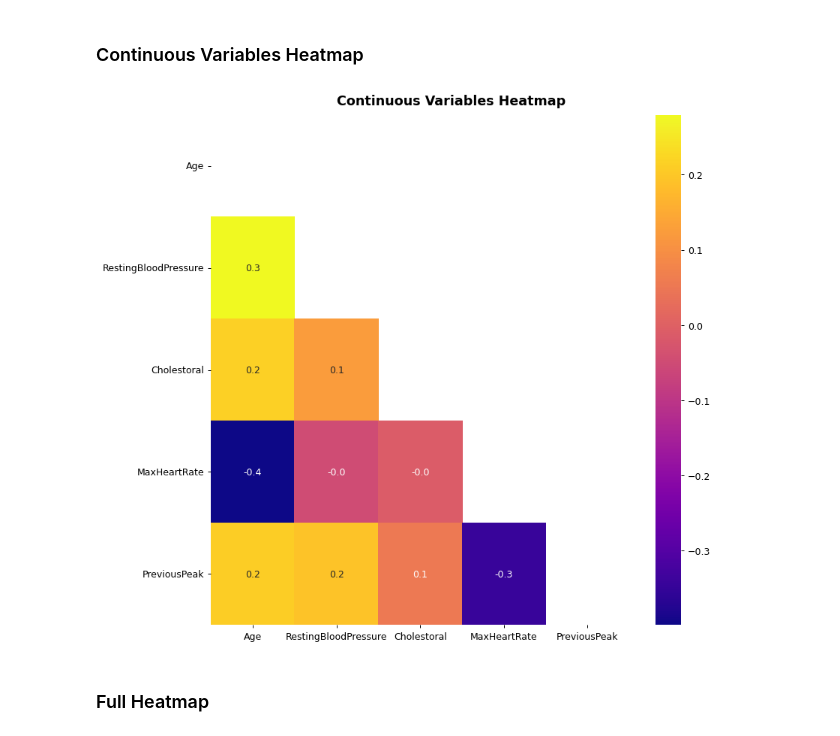
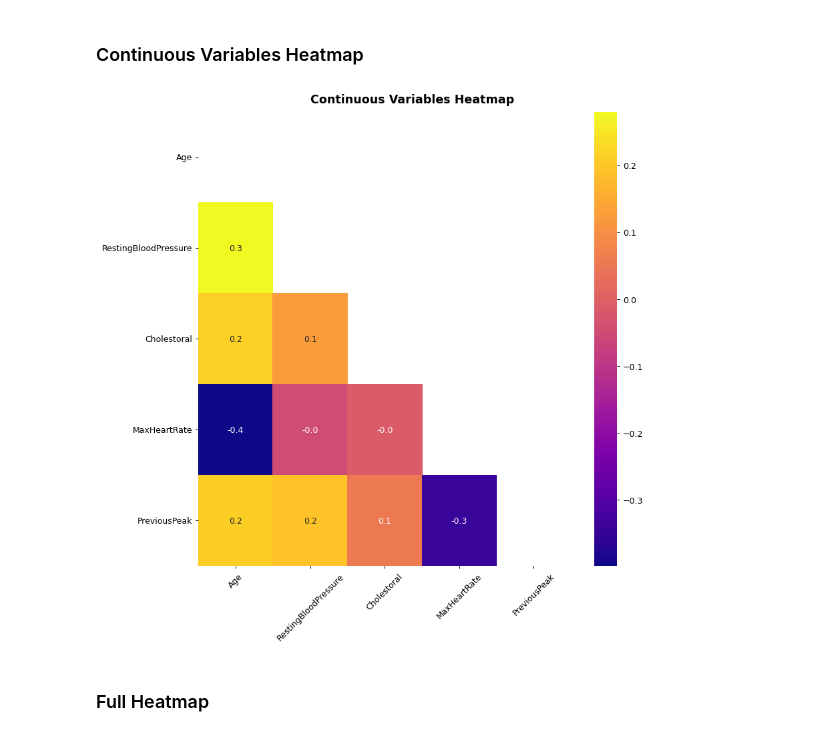
Before and after one commit to RufinoMartin/Heart-Attack-Analysis-, a Jupyter notebook: Heart_Attack_Analytics_&_Visuals.ipynb, the cells around one changed output. Saved outputs shown, nothing was run; the diff lists cells and outputs as text; code cells hidden in the pictures.

```diff
--- a/Heart_Attack_Analytics_&_Visuals.ipynb
+++ b/Heart_Attack_Analytics_&_Visuals.ipynb
@@ -420,21 +414,22 @@ ax1.spines["right"].set_visible(False)
 # %%
 df_corr = df[constant_cols].corr().transpose()
 
 
 fig = plt.figure(dpi = 90, figsize=(10,10))
 gs = fig.add_gridspec(1,1)
 gs.update(wspace=0.3, hspace=0.15)
 ax0 = fig.add_subplot(gs[0,0])
 
 color_palette = ["plasma"]
 mask = np.triu(np.ones_like(df_corr))
-ax0.text(1.5,-0.1,"Continuous Variables Heatmap",fontsize=14, fontweight='bold', fontfamily='baskerville', color="#000000")
+ax0.text(1.5,-0.1,"Continuous Variables Heatmap",fontsize=14, fontweight='bold', color="#000000")
 df_corr = df[constant_cols].corr().transpose()
 sns.heatmap(df_corr,mask=mask,fmt=".1f",annot=True,cmap='plasma')
 plt.yticks(rotation = 0)
+plt.xticks(rotation = 45)
 plt.show()
 # %% [output]
-[figure, old version]
+[figure, new version]
 # %% [markdown]
 ### Full Heatmap
 # %%
```
Also changed, not shown: parts of 8 cells of this notebook.
